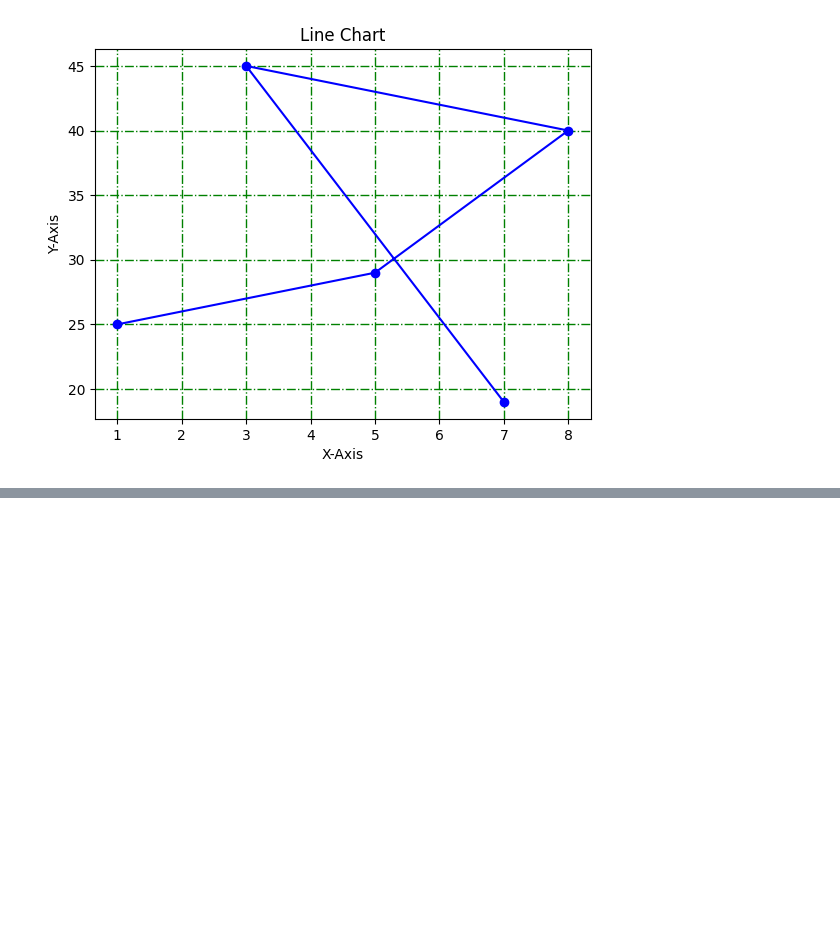
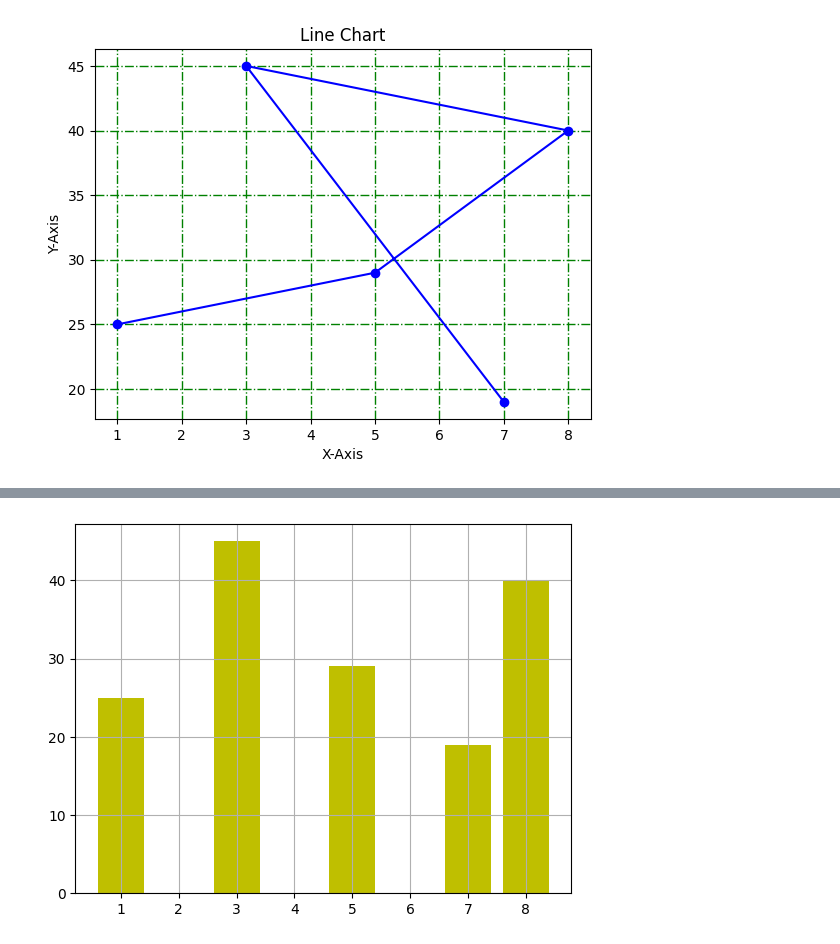
Before and after one commit to iamabirakash/Python, a Jupyter notebook: first_matplotlib.ipynb, the cells around one changed output, grey strips where cells are left out. Saved outputs shown, nothing was run; the diff lists cells and outputs as text; code cells hidden in the pictures; blank space fills up the shorter version.

```diff
--- a/first_matplotlib.ipynb
+++ b/first_matplotlib.ipynb
@@ -67,0 +80,5 @@ plt.grid(color = 'green', linestyle = '-.', linewidth = 1)
+# %%
+plt.bar(a,b,color='y')
+plt.grid(True)
+# %% [output]
+[figure, added]
```
Also changed, not shown: parts of 4 cells of this notebook.
